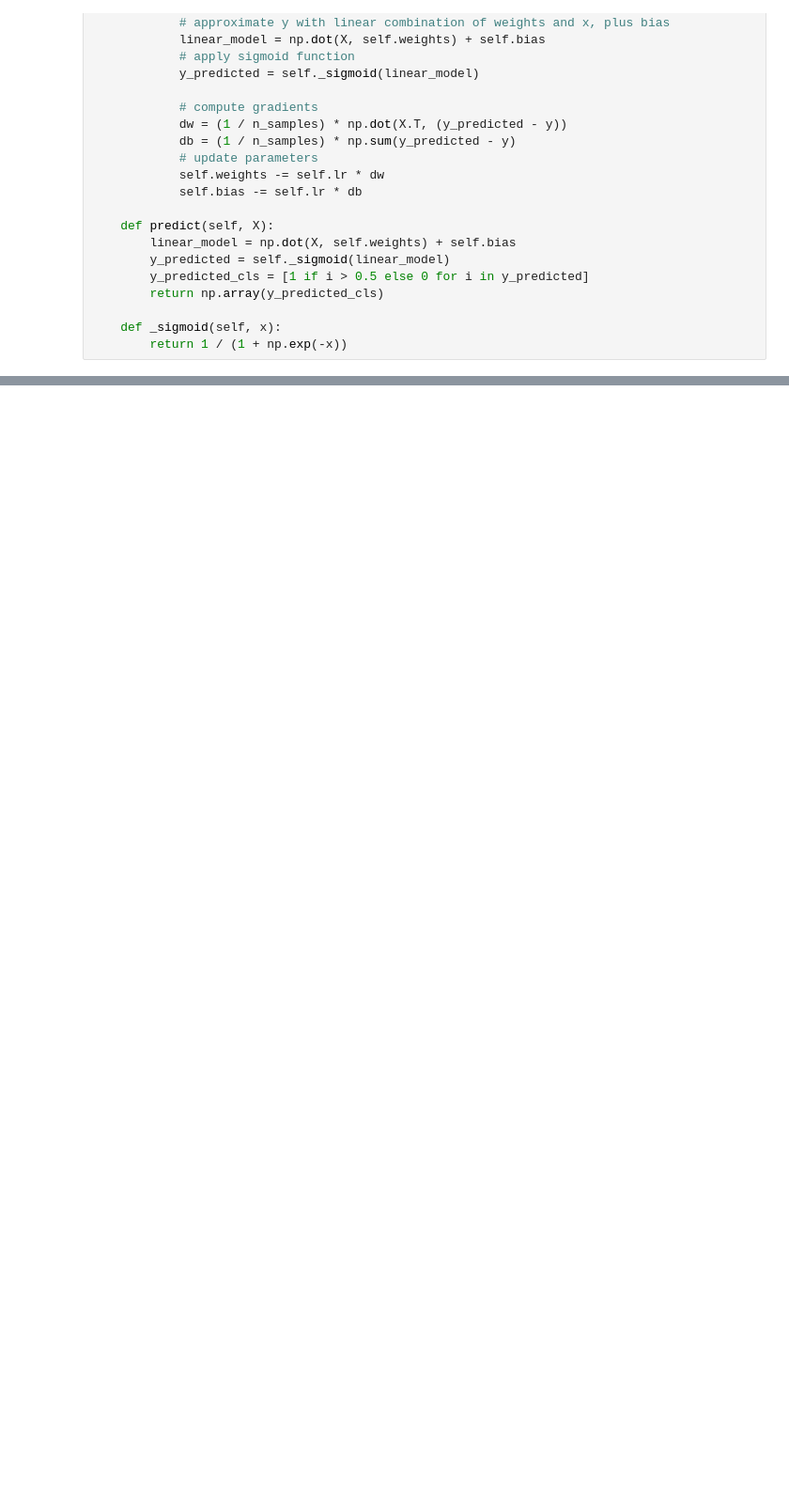
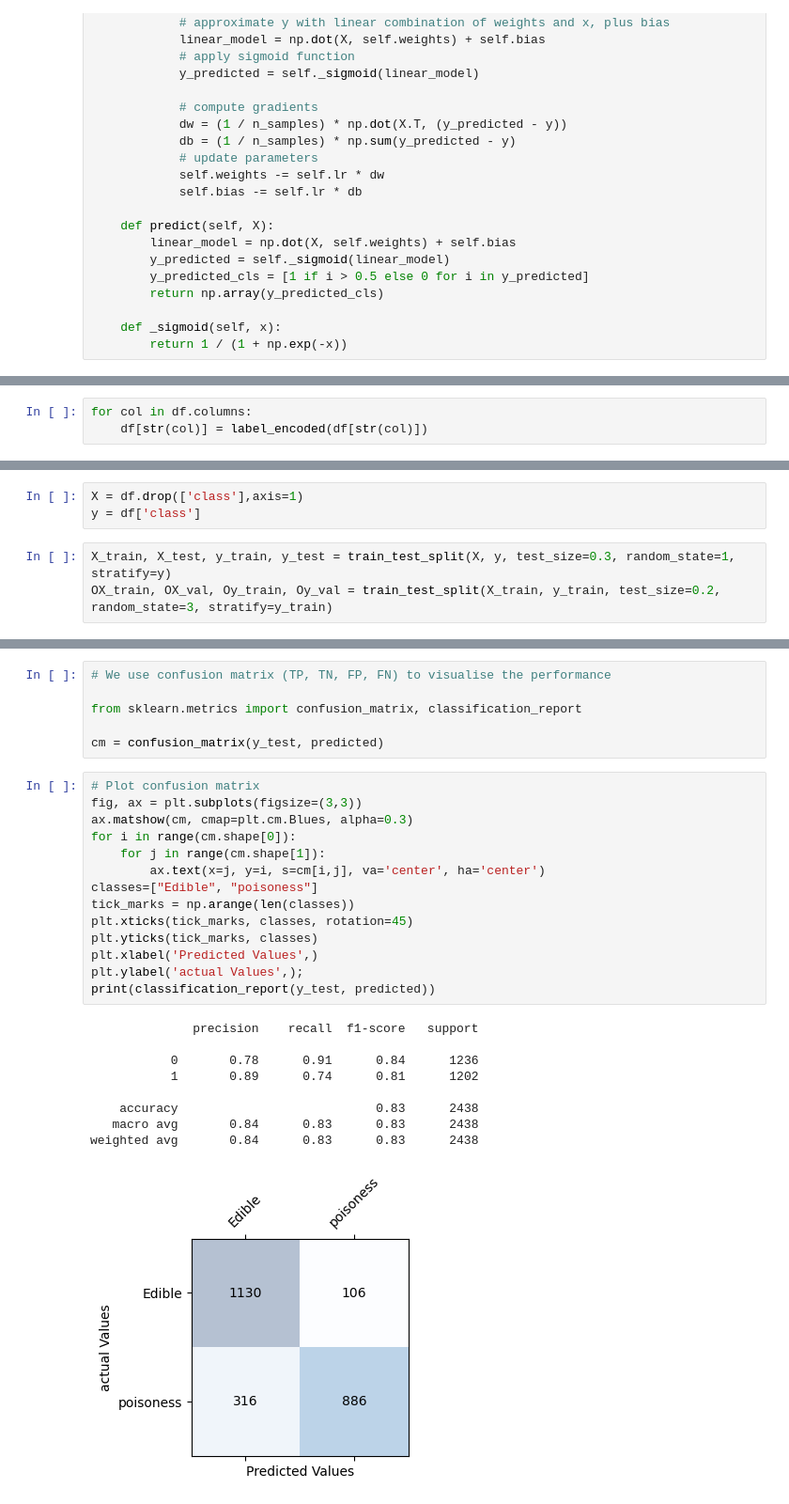
Before and after one commit to RossErskine/ML_Algorithms, a Jupyter notebook: Logistic regression.ipynb, the cells around one changed output, grey strips where cells are left out. Shown at 94% size. Drawn from its saved outputs; the diff is of its cells as text; blank space fills up the shorter version.

```diff
--- a/Logistic regression.ipynb
+++ b/Logistic regression.ipynb
@@ -39,0 +100,3 @@ class LogisticRegression:
+# %%
+for col in df.columns:
+    df[str(col)] = label_encoded(df[str(col)])
@@ -39,0 +131,6 @@ class LogisticRegression:
+# %%
+X = df.drop(['class'],axis=1)
+y = df['class']
+# %%
+X_train, X_test, y_train, y_test = train_test_split(X, y, test_size=0.3, random_state=1, stratify=y)
+OX_train, OX_val, Oy_train, Oy_val = train_test_split(X_train, y_train, test_size=0.2, random_state=3, stratify=y_train)
@@ -39,0 +201,30 @@ class LogisticRegression:
+# %%
+# We use confusion matrix (TP, TN, FP, FN) to visualise the performance
+
+from sklearn.metrics import confusion_matrix, classification_report
+
+cm = confusion_matrix(y_test, predicted)
+# %%
+# Plot confusion matrix
+fig, ax = plt.subplots(figsize=(3,3))
+ax.matshow(cm, cmap=plt.cm.Blues, alpha=0.3)
+for i in range(cm.shape[0]):
+    for j in range(cm.shape[1]):
+        ax.text(x=j, y=i, s=cm[i,j], va='center', ha='center')
+classes=["Edible", "poisoness"]
+tick_marks = np.arange(len(classes))
+plt.xticks(tick_marks, classes, rotation=45)
+plt.yticks(tick_marks, classes)
+plt.xlabel('Predicted Values',)
+plt.ylabel('actual Values',);
+print(classification_report(y_test, predicted))
+# %% [output]
+              precision    recall  f1-score   support
+
+           0       0.78      0.91      0.84      1236
+           1       0.89      0.74      0.81      1202
+
+    accuracy                           0.83      2438
+   macro avg       0.84      0.83      0.83      2438
+weighted avg       0.84      0.83      0.83      2438
+[figure, added]
```
Also changed, not shown: parts of 22 cells of this notebook.
